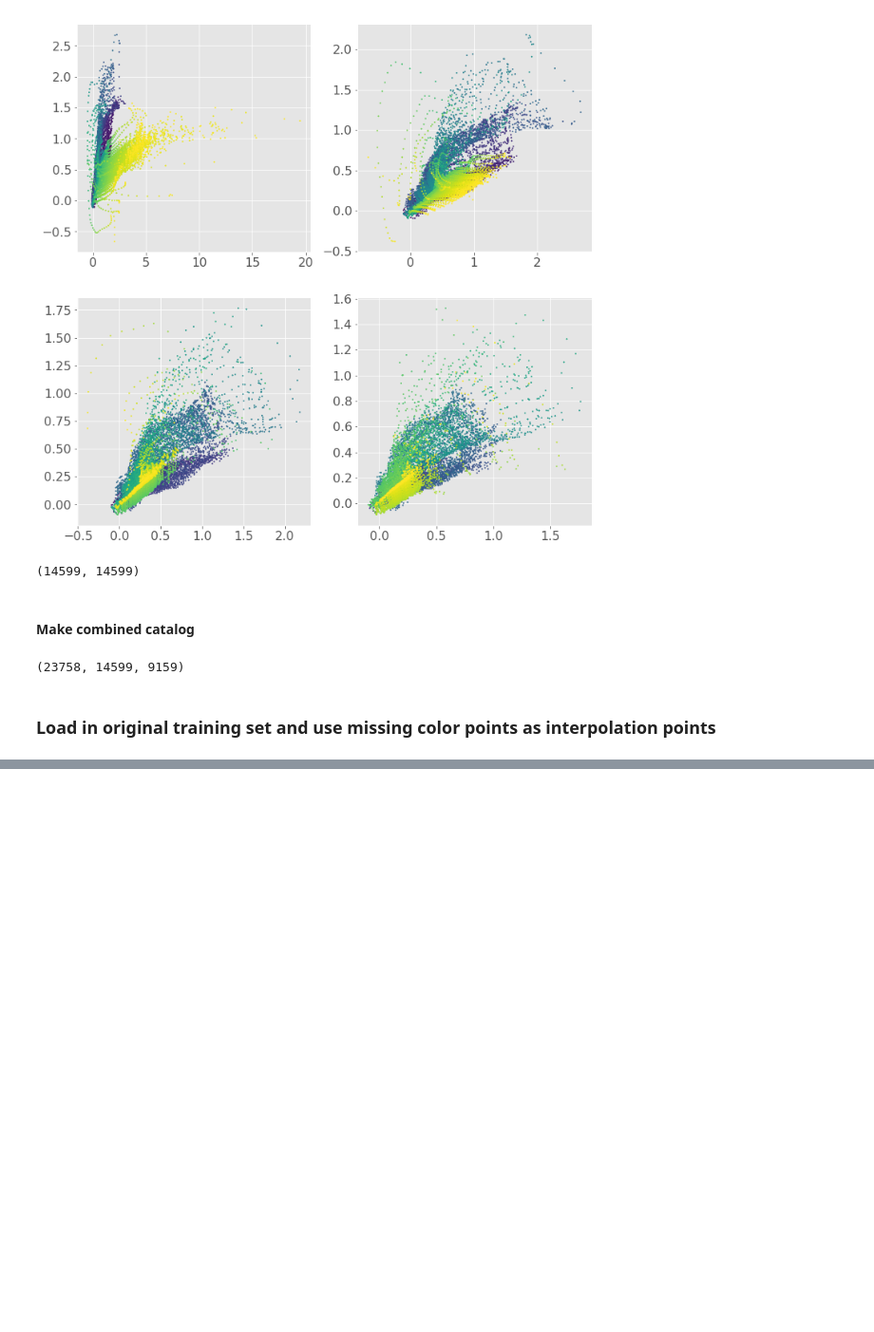
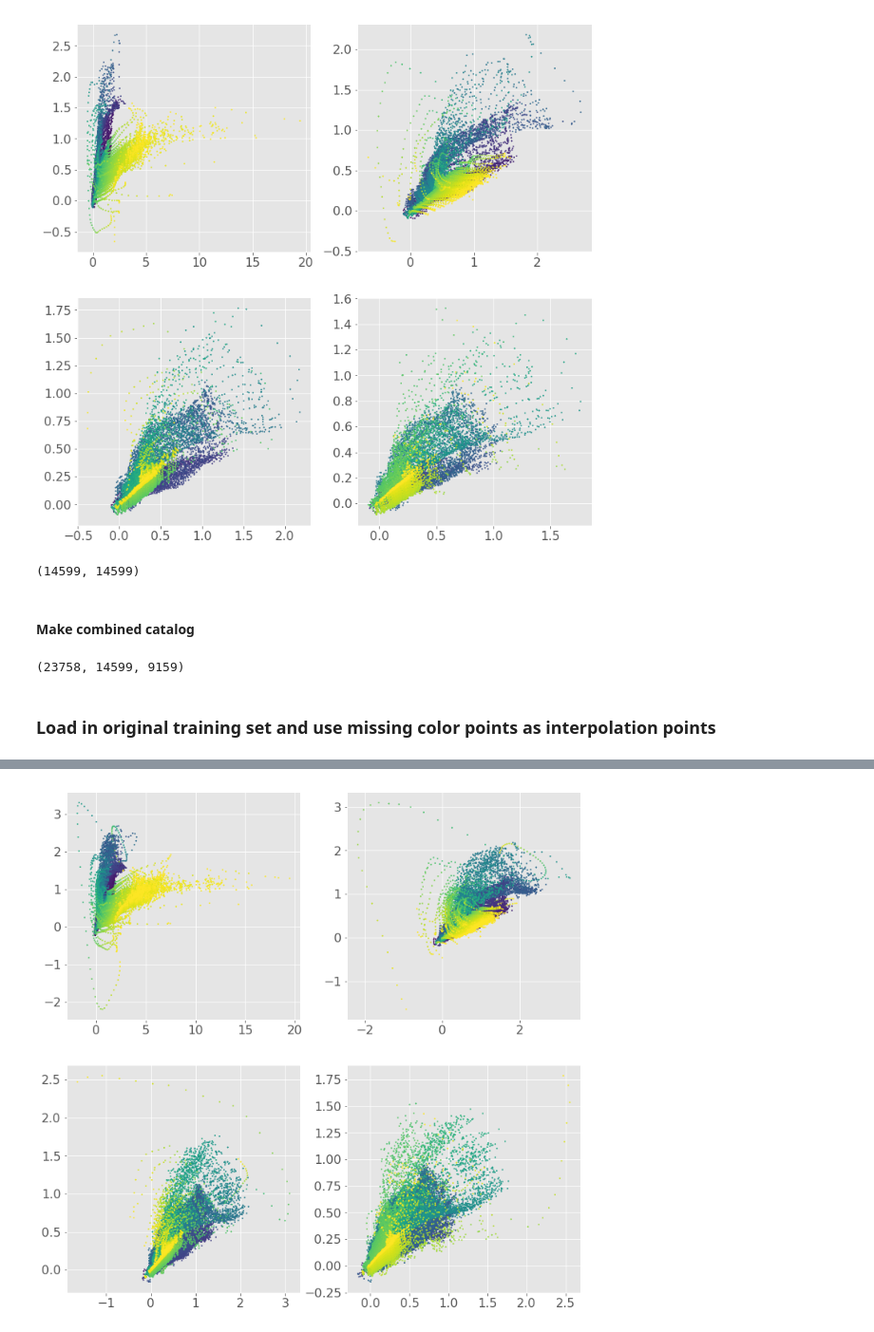
Before and after one commit to jbkalmbach/old_pam, a Jupyter notebook: examples/template_design.ipynb, the cells around one changed output, grey strips where cells are left out. Shown at 95% size. Saved outputs shown, nothing was run; the diff lists cells and outputs as text; code cells hidden in the pictures; blank space fills up the shorter version.

```diff
--- a/examples/template_design.ipynb
+++ b/examples/template_design.ipynb
@@ -262,0 +312,9 @@ for i in range(4):
+# %%
+fig = plt.figure(figsize=(12,12))
+for i in range(4):
+    fig.add_subplot(2,2,i+1)
+    plt.scatter(sim_cat_df['%s-%s' % (filters[i], filters[i+1])],
+                sim_cat_df['%s-%s' % (filters[i+1], filters[i+2])],
+                c=sim_cat_df['redshift'], s=2)
+# %% [output]
+[figure, added]
```
Also changed, not shown: parts of 32 cells of this notebook, 2 other files.
